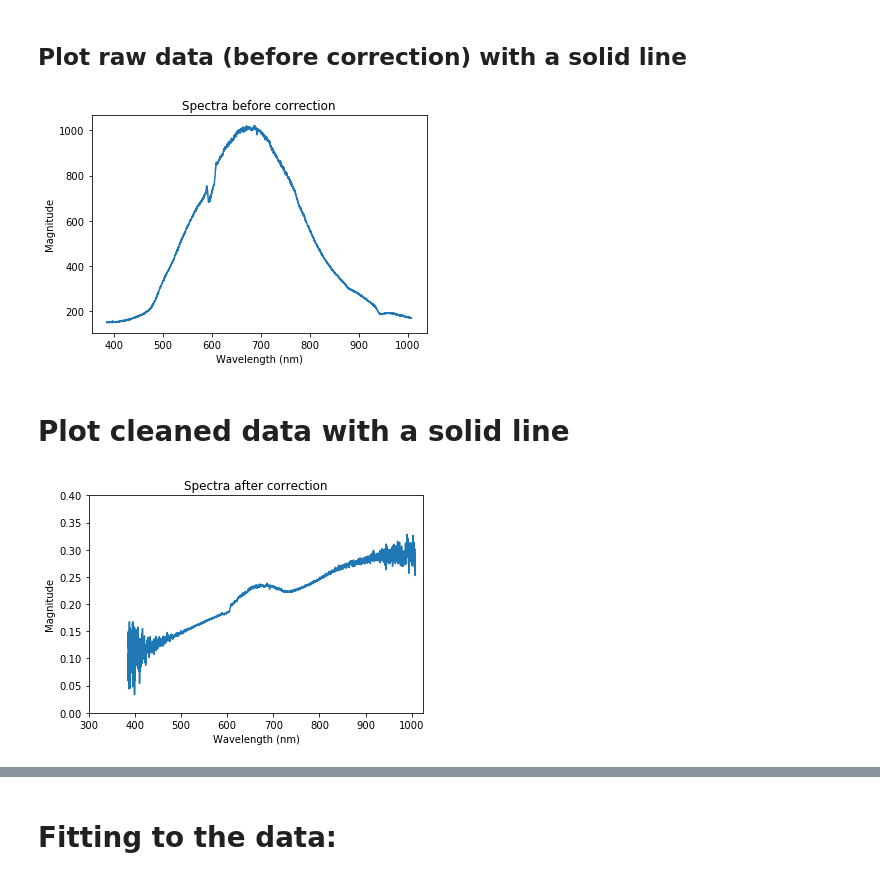
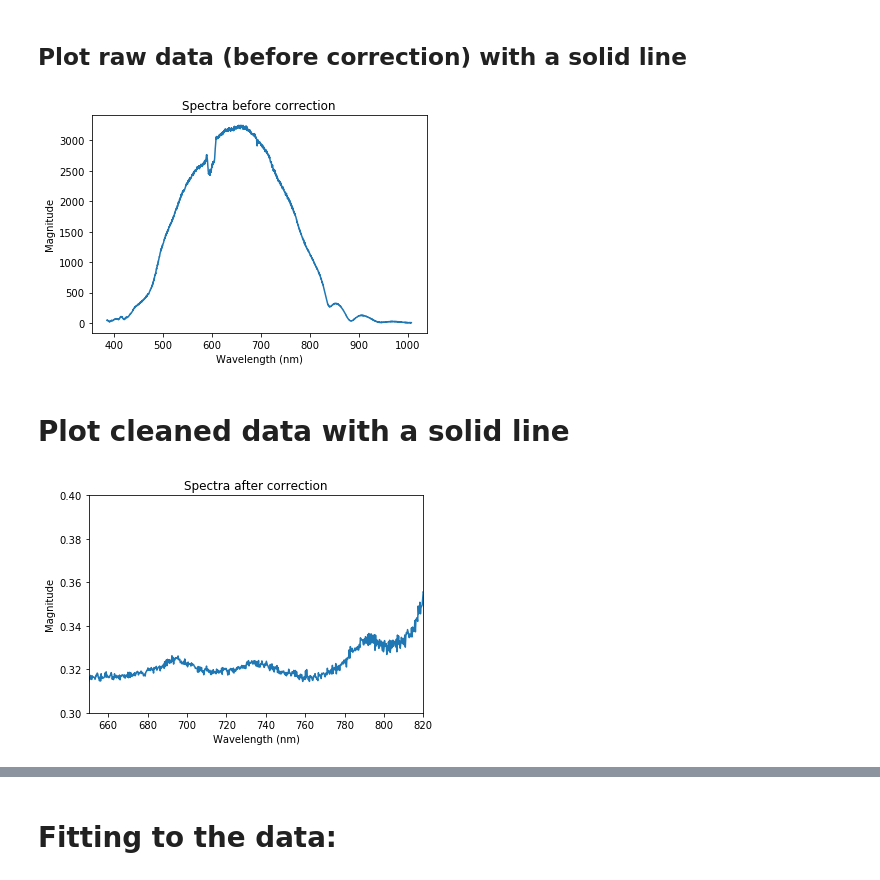
Before and after one commit to ManuelRojasPhysics/Reflectance, a Jupyter notebook: Plotting reflectance data.ipynb, the cells around one changed output, grey strips where cells are left out. Saved outputs shown, nothing was run; the diff lists cells and outputs as text; code cells hidden in the pictures.

```diff
--- a/Plotting reflectance data.ipynb
+++ b/Plotting reflectance data.ipynb
@@ -16,9 +16,9 @@ import os as os
 # %%
 # variables containing string of filepaths
 # only need to change path here, and change name of output figure
-filepath_data='S162/S162C.txt'
-filepath_blank='S162/BLANK.txt'
-filepath_std='S162/STD.txt'
+filepath_data='5181/5181R.txt'
+filepath_blank='5181/BLANK.txt'
+filepath_std='5181/STD_new.txt'
 #load in all necessary data, since background and noise data is needed
 data_in = np.genfromtxt(filepath_data, skip_header=6, delimiter='	')
 blankARraw = np.genfromtxt(filepath_blank, skip_header = 6, delimiter = '	')
@@ -65,7 +65,7 @@ final = np.divide(nobackground,std_corrAR, out = np.zeros_like(nobackground), wh
 # %% [markdown]
 ## Plot raw data (before correction) with a solid line
 # %%
-plt.plot(wavel,image, '-');
+plt.plot(wavel,std_corrAR, '-');
 
 # Set axis limits
 #plt.xlim(100,1200)
@@ -79,24 +79,25 @@ plt.ylabel('Magnitude');
 # Add title
 plt.title('Spectra before correction');
 # %% [output]
-[figure, old version]
+[figure, new version]
 # %% [markdown]
 # Plot cleaned data with a solid line
 # %%
 plt.plot(wavel,final, '-');
 
 # Set axis limits
-plt.xlim(300,1025)
-plt.ylim(0,.4);
+plt.xlim(650,820)
+plt.ylim(.3,.4);
 
 # Add axis labels
 plt.xlabel('Wavelength (nm)')
 plt.ylabel('Magnitude');
 
 # Add legend
 ## plt.legend(['Data','100 $\Omega$'])
 
 # Add title
 plt.title('Spectra after correction');
+#plt.savefig('5181/spectra_new.pdf')
 # %% [output]
-[figure, old version]
+[figure, new version]
```
Also changed, not shown: parts of 6 cells of this notebook, 22 other files.
